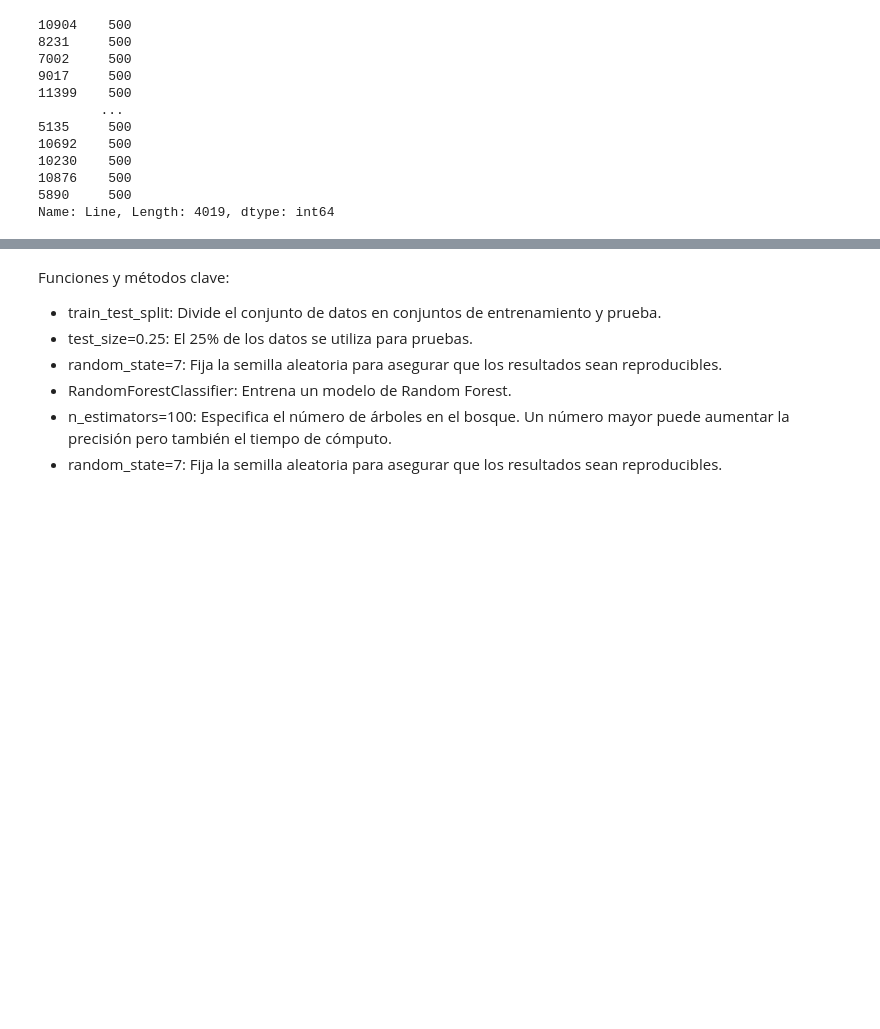
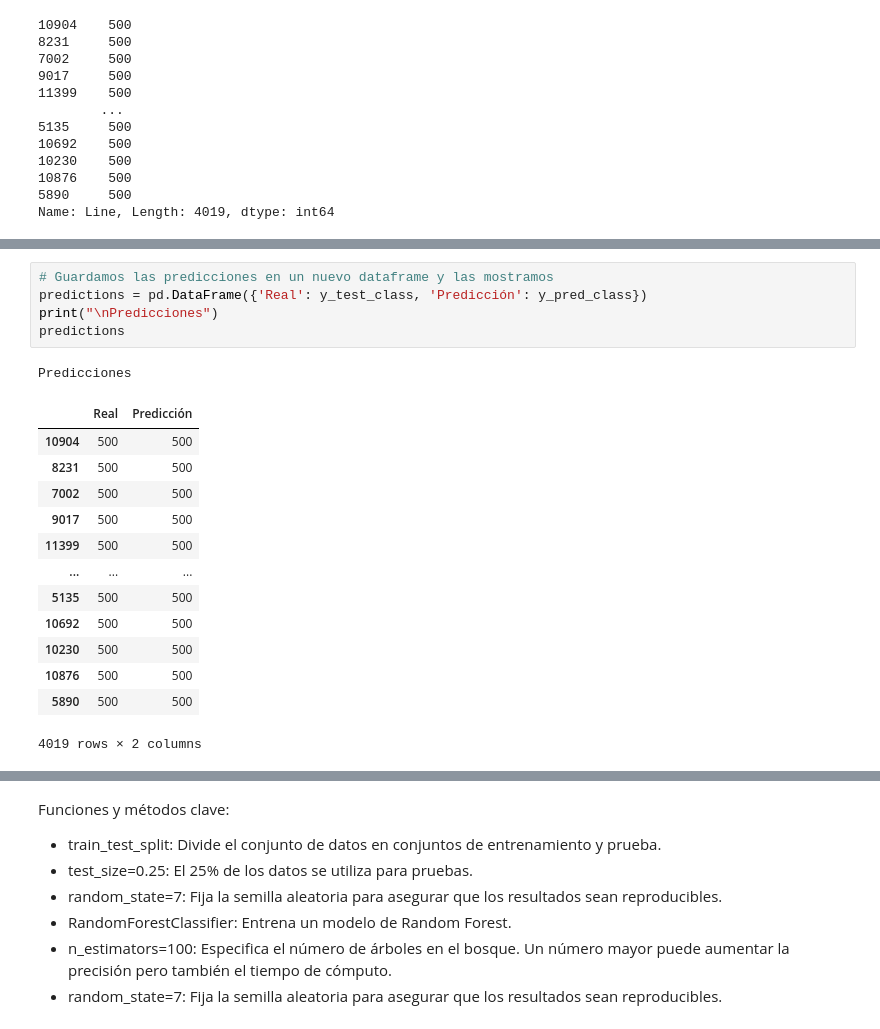
Before and after one commit to ricardordf/IA_visual, a Jupyter notebook: ML_A6.ipynb, the cells around one changed output, grey strips where cells are left out. Saved outputs shown, nothing was run; the diff lists cells and outputs as text; blank space fills up the shorter version.

```diff
--- a/ML_A6.ipynb
+++ b/ML_A6.ipynb
@@ -495,3 +509,23 @@ Informe de clasificación:
    macro avg       1.00      1.00      1.00      4019
 weighted avg       1.00      1.00      1.00      4019
 [figure]
+# %%
+# Guardamos las predicciones en un nuevo dataframe y las mostramos
+predictions = pd.DataFrame({'Real': y_test_class, 'Predicción': y_pred_class})
+print("\nPredicciones")
+predictions
+# %% [output]
+Predicciones
+|  | Real | Predicción |
+| 10904 | 500 | 500 |
+| 8231 | 500 | 500 |
+| 7002 | 500 | 500 |
+| 9017 | 500 | 500 |
+| 11399 | 500 | 500 |
+| ... | ... | ... |
+| 5135 | 500 | 500 |
+| 10692 | 500 | 500 |
+| 10230 | 500 | 500 |
+| 10876 | 500 | 500 |
+| 5890 | 500 | 500 |
+4019 rows × 2 columns
```
Also changed, not shown: parts of 32 cells of this notebook.
